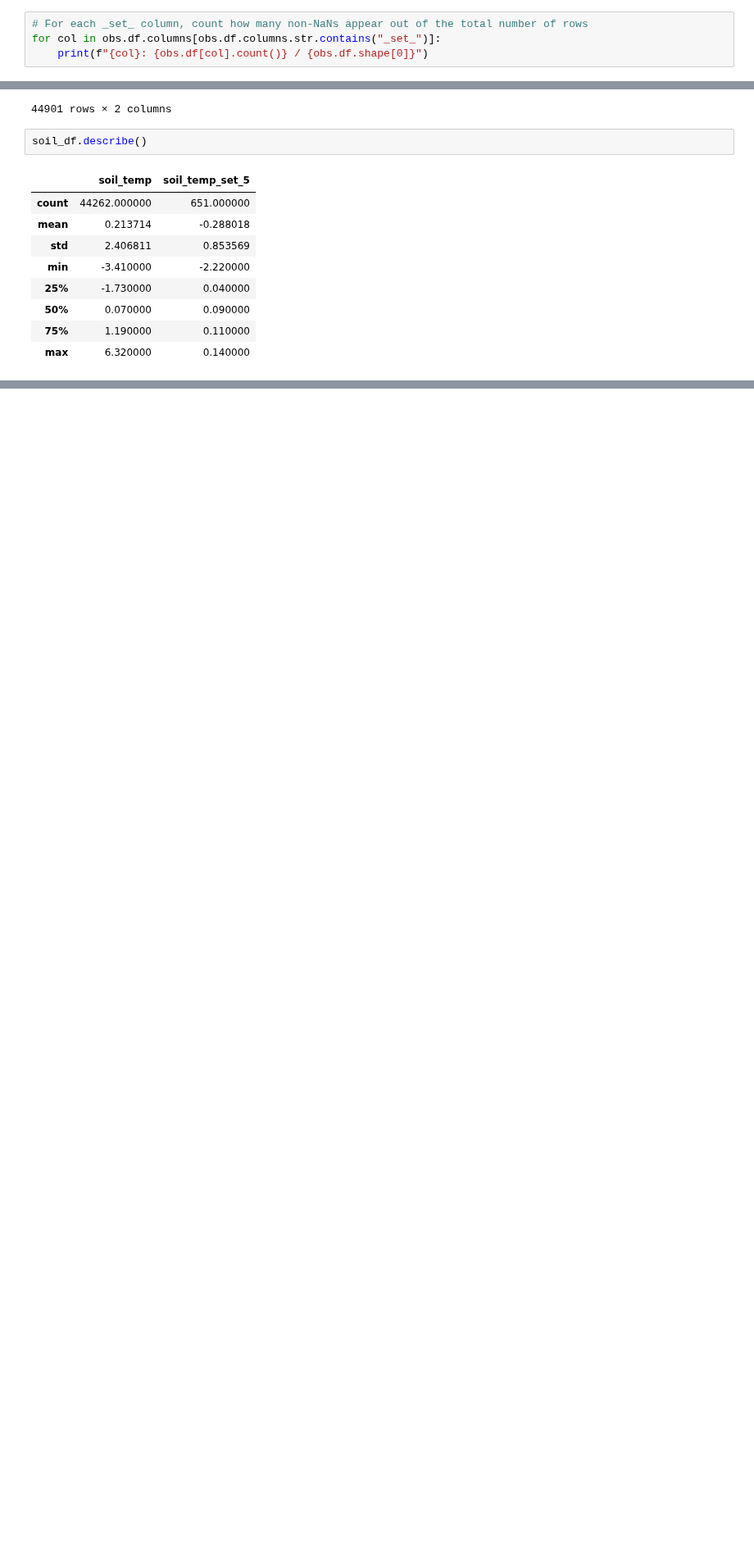
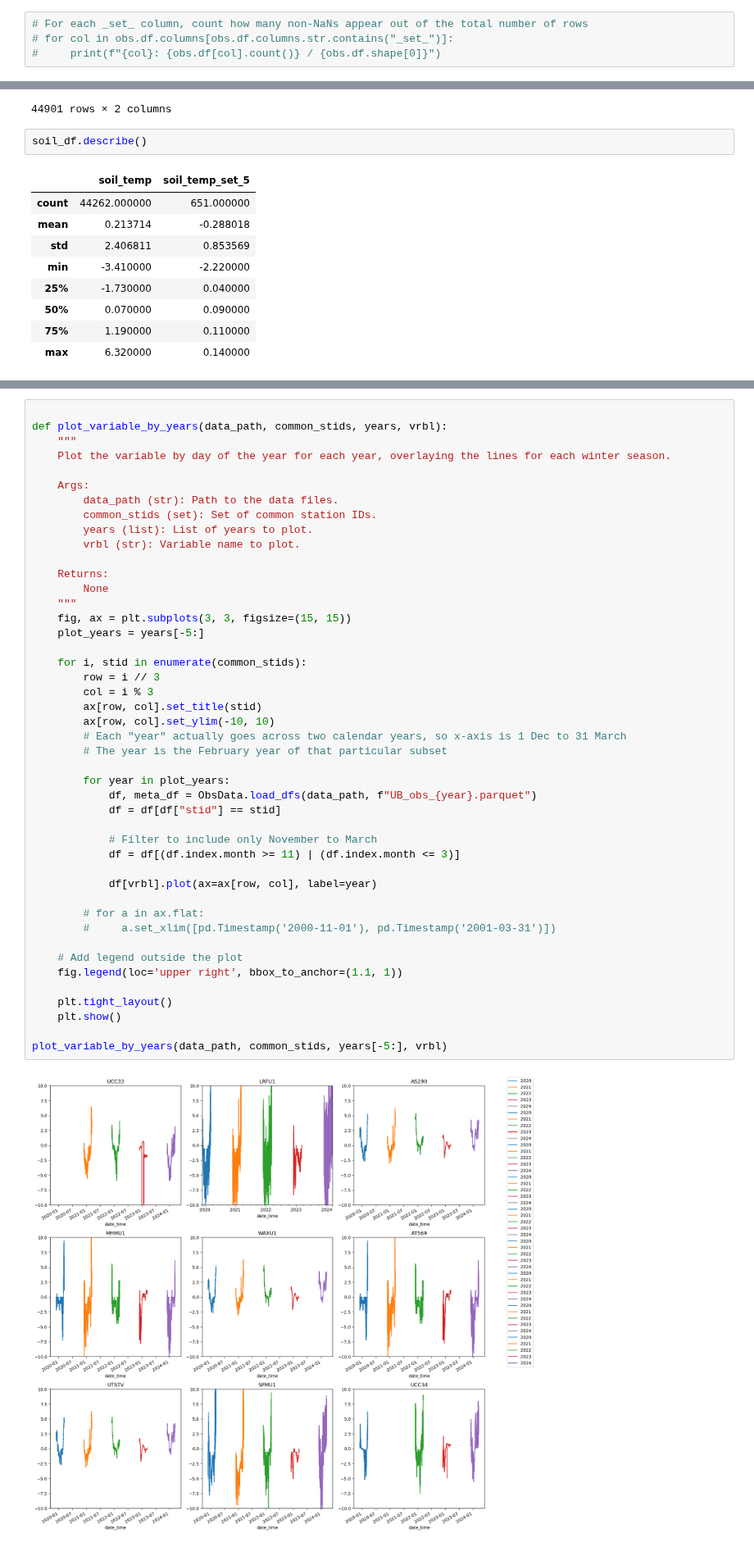
Before and after one commit to Bingham-Research-Center/clyfar, a Jupyter notebook: obs/messing_with_synoptic_data.ipynb, the cells around one changed output, grey strips where cells are left out. Shown at 82% size. Drawn from its saved outputs; the diff is of its cells as text; blank space fills up the shorter version.

Commit message:
Updated notebook investigating soil temperature data availability and eventually how it is related to snow depth autocorrelation and ozone concentration.

```diff
--- a/obs/messing_with_synoptic_data.ipynb
+++ b/obs/messing_with_synoptic_data.ipynb
@@ -39,5 +90,5 @@ obs.df.columns[obs.df.columns.str.contains("_value_")]
 # %%
 # For each _set_ column, count how many non-NaNs appear out of the total number of rows
-for col in obs.df.columns[obs.df.columns.str.contains("_set_")]:
-    print(f"{col}: {obs.df[col].count()} / {obs.df.shape[0]}")
+# for col in obs.df.columns[obs.df.columns.str.contains("_set_")]:
+#     print(f"{col}: {obs.df[col].count()} / {obs.df.shape[0]}")
 # %%
@@ -177,0 +316,47 @@ soil_df.describe()
+# %%
+
+def plot_variable_by_years(data_path, common_stids, years, vrbl):
+    """
+    Plot the variable by day of the year for each year, overlaying the lines for each winter season.
+
+    Args:
+        data_path (str): Path to the data files.
+        common_stids (set): Set of common station IDs.
+        years (list): List of years to plot.
+        vrbl (str): Variable name to plot.
+
+    Returns:
+        None
+    """
+    fig, ax = plt.subplots(3, 3, figsize=(15, 15))
+    plot_years = years[-5:]
+
+    for i, stid in enumerate(common_stids):
+        row = i // 3
+        col = i % 3
+        ax[row, col].set_title(stid)
+        ax[row, col].set_ylim(-10, 10)
+        # Each "year" actually goes across two calendar years, so x-axis is 1 Dec to 31 March
+        # The year is the February year of that particular subset
+
+        for year in plot_years:
+            df, meta_df = ObsData.load_dfs(data_path, f"UB_obs_{year}.parquet")
+            df = df[df["stid"] == stid]
+
+            # Filter to include only November to March
+            df = df[(df.index.month >= 11) | (df.index.month <= 3)]
+
+            df[vrbl].plot(ax=ax[row, col], label=year)
+
+        # for a in ax.flat:
+        #     a.set_xlim([pd.Timestamp('2000-11-01'), pd.Timestamp('2001-03-31')])
+
+    # Add legend outside the plot
+    fig.legend(loc='upper right', bbox_to_anchor=(1.1, 1))
+
+    plt.tight_layout()
+    plt.show()
+
+plot_variable_by_years(data_path, common_stids, years[-5:], vrbl)
+# %% [output]
+[figure, added]
```
Also changed, not shown: parts of 25 cells of this notebook.
